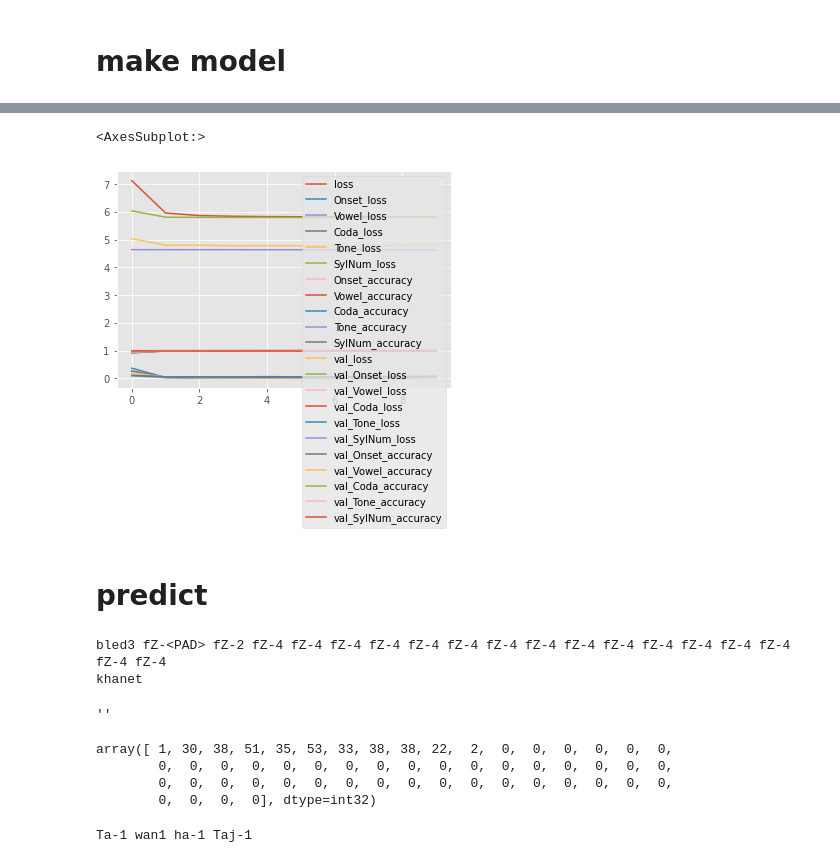
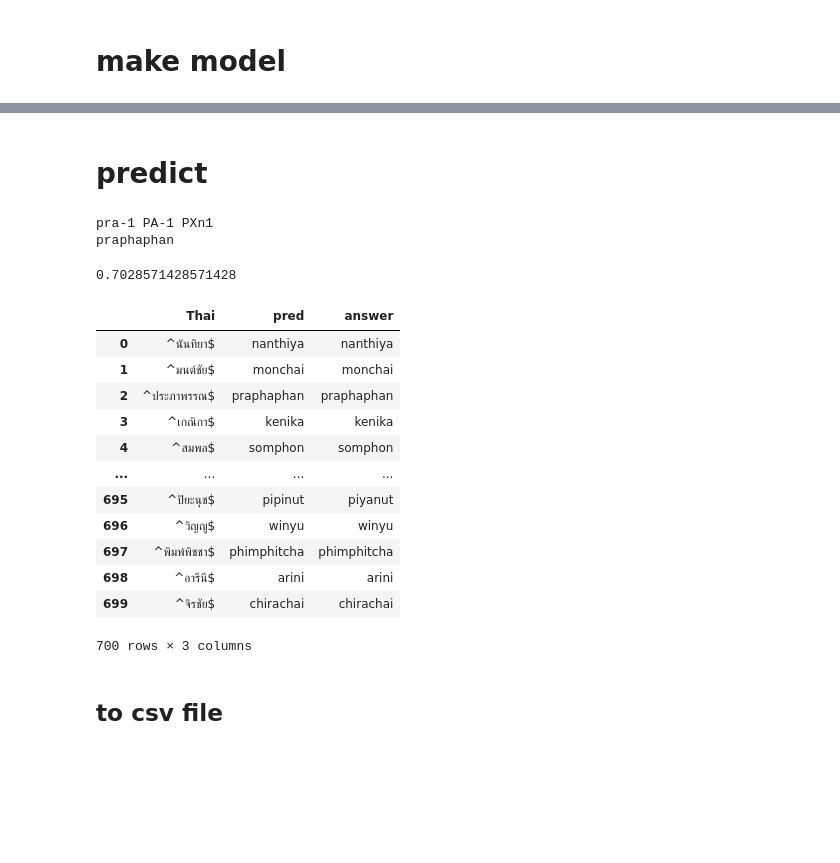
Before and after one commit to nozomiyamada/thai_romanization, a Jupyter notebook: train_phoneme2.ipynb, the cells around one changed output, grey strips where cells are left out. Cells and saved outputs as stored; diff of their text form; code cells hidden in the pictures; blank space fills up the shorter version.

```diff
--- a/train_phoneme2.ipynb
+++ b/train_phoneme2.ipynb
@@ -385,6 +356,0 @@ Epoch 10/10
-# %%
-#model_pred_enc = keras.models.Model(input_enc, [enc_output, enc_state_h, enc_state_c])
-pd.DataFrame(history.history).plot()
-# %% [output]
-<AxesSubplot:>
-[figure, removed]
@@ -402,43 +370,49 @@ def predict_one(input_seq): # input must be 2D array
     target_seq1[0, 0] = 1 # <sos> ID=1
     target_seq2[0, 0] = 1 # <sos> ID=1
     target_seq3[0, 0] = 1 # <sos> ID=1
-    target_seq4[0, 0] = 5 # <sos> ID=1
+    target_seq4[0, 0] = 1 # <sos> ID=1
     decoded = ''
     for _ in range(output_len):
-        onset, vowel, coda, tone, eos, h, c = model_pred_dec.predict([enc_output, target_seq0, target_seq1, target_seq2, target_seq3, target_seq4, h, c], verbose=0) # not print
-        #if np.argmax(eos[0]) == 0:
-            #break
+        onset, vowel, coda, tone, bieo, h, c = model_pred_dec.predict([enc_output, target_seq0, target_seq1, target_seq2, target_seq3, target_seq4, h, c], verbose=0) # not print
         target_seq0[0,0] = np.argmax(onset[0][0])
         target_seq1[0,0] = np.argmax(vowel[0][0])
         target_seq2[0,0] = np.argmax(coda[0][0])
         target_seq3[0,0] = np.argmax(tone[0][0])
-        target_seq4[0,0] = np.argmax(eos[0])
+        target_seq4[0,0] = np.argmax(bieo[0][0])
         decoded += (id2onset[np.argmax(onset[0][0])] + id2vowel[np.argmax(vowel[0][0])] + id2coda[np.argmax(coda[0][0])] + id2tone[np.argmax(tone[0][0])] + ' ')
-    return decoded
+        if np.argmax(bieo[0][0]) == 3: # <EOS>
+            break
+    return decoded.strip()
+# %%
+predicts = [predict_one(x_enc_test[i:i+1]) for i in range(len(x_enc_test)) ]
 # %%
-i = 7
+i = 2
 
 print(predict_one(x_enc_test[i:i+1]))
 print(test_y[i])
 # %% [output]
-bled3 fZ-<PAD> fZ-2 fZ-4 fZ-4 fZ-4 fZ-4 fZ-4 fZ-4 fZ-4 fZ-4 fZ-4 fZ-4 fZ-4 fZ-4 fZ-4 fZ-4 fZ-4 fZ-4
-khanet
+pra-1 PA-1 PXn1
+praphaphan
-# %%
-predict_one(x_enc_test[i:i+1])
-# %% [output]
-''
-# %%
-x_enc_test[i]
-# %% [output]
-array([ 1, 30, 38, 51, 35, 53, 33, 38, 38, 22,  2,  0,  0,  0,  0,  0,  0,
-        0,  0,  0,  0,  0,  0,  0,  0,  0,  0,  0,  0,  0,  0,  0,  0,  0,
-        0,  0,  0,  0,  0,  0,  0,  0,  0,  0,  0,  0,  0,  0,  0,  0,  0,
-        0,  0,  0,  0], dtype=int32)
-# %%
-for p in data.p:
-    if validate(p):
-        pass
-    else:
-        print(p)
-# %% [output]
-Ta-1 wan1 ha-1 Taj-1
+# %%
+predicts_ipa = [decode(x, 'rtgs', False) for x in predicts]
+# %%
+pred_df = pd.DataFrame({'Thai':test_x, 'pred':predicts_ipa,'answer':test_y})
+print(accuracy_score(pred_df['answer'], pred_df['pred']))
+pred_df
+# %% [output]
+0.7028571428571428
+|  | Thai | pred | answer |
+| 0 | ^นันทิยา$ | nanthiya | nanthiya |
+| 1 | ^มนต์ชัย$ | monchai | monchai |
+| 2 | ^ประภาพรรณ$ | praphaphan | praphaphan |
+| 3 | ^เกณิกา$ | kenika | kenika |
+| 4 | ^สมพล$ | somphon | somphon |
+| ... | ... | ... | ... |
+| 695 | ^ปิยะนุช$ | pipinut | piyanut |
+| 696 | ^วิญญู$ | winyu | winyu |
+| 697 | ^พิมพ์พิชชา$ | phimphitcha | phimphitcha |
+| 698 | ^อารีนี$ | arini | arini |
+| 699 | ^จิรชัย$ | chirachai | chirachai |
+700 rows × 3 columns
+# %% [markdown]
+## to csv file
```
Also changed, not shown: parts of 15 cells of this notebook, 3 other files.
